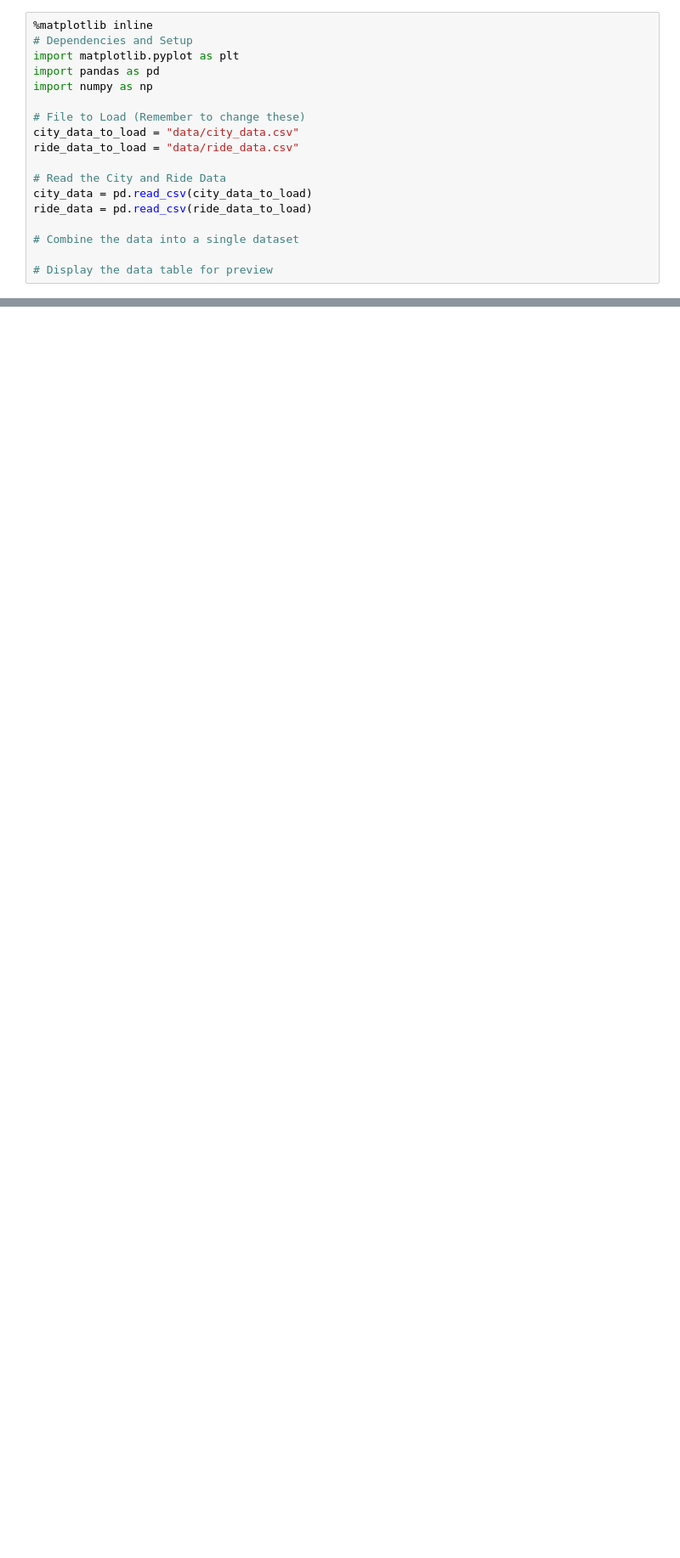
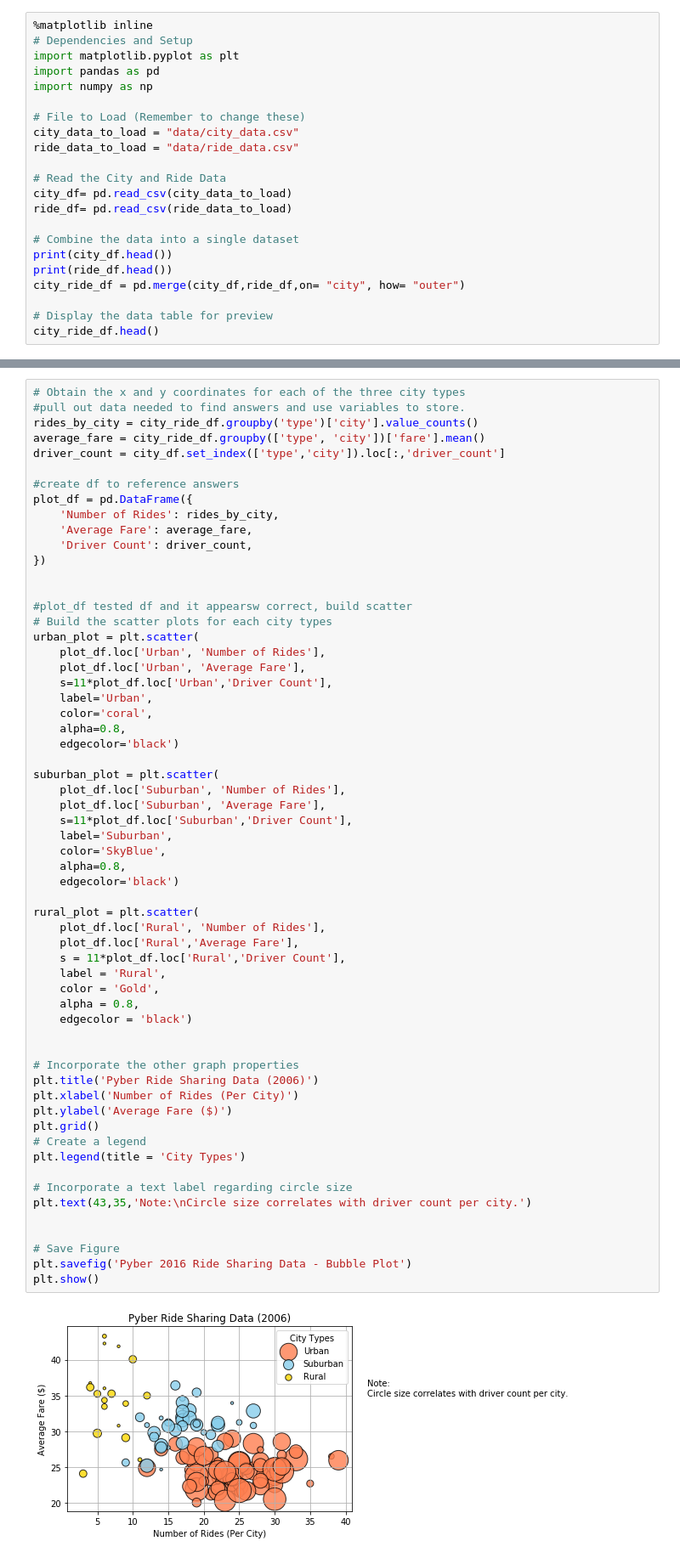
Before and after one commit to gordonvondenim/Module5-Matplotlib, a Jupyter notebook: Matplotlib Assignment - Pyber/Pyber.ipynb, the cells around one changed output, grey strips where cells are left out. Shown: that part at 85% size. Cells and saved outputs as stored; diff of their text form; blank space fills up the shorter version.

```diff
--- a/Matplotlib Assignment - Pyber/Pyber.ipynb
+++ b/Matplotlib Assignment - Pyber/Pyber.ipynb
@@ -10,10 +10,14 @@ city_data_to_load = "data/city_data.csv"
 ride_data_to_load = "data/ride_data.csv"
 
 # Read the City and Ride Data
-city_data = pd.read_csv(city_data_to_load)
-ride_data = pd.read_csv(ride_data_to_load)
+city_df= pd.read_csv(city_data_to_load)
+ride_df= pd.read_csv(ride_data_to_load)
 
 # Combine the data into a single dataset
+print(city_df.head())
+print(ride_df.head())
+city_ride_df = pd.merge(city_df,ride_df,on= "city", how= "outer")
 
 # Display the data table for preview
+city_ride_df.head()
 # %% [output]
@@ -49,0 +42,62 @@ AttributeError: 'NoneType' object has no attribute 'head'
+# %%
+# Obtain the x and y coordinates for each of the three city types
+#pull out data needed to find answers and use variables to store.
+rides_by_city = city_ride_df.groupby('type')['city'].value_counts()
+average_fare = city_ride_df.groupby(['type', 'city'])['fare'].mean()
+driver_count = city_df.set_index(['type','city']).loc[:,'driver_count']
+
+#create df to reference answers
+plot_df = pd.DataFrame({
+    'Number of Rides': rides_by_city,
+    'Average Fare': average_fare,
+    'Driver Count': driver_count,
+})
+
+
+#plot_df tested df and it appearsw correct, build scatter
+# Build the scatter plots for each city types
+urban_plot = plt.scatter(
+    plot_df.loc['Urban', 'Number of Rides'],
+    plot_df.loc['Urban', 'Average Fare'],
+    s=11*plot_df.loc['Urban','Driver Count'],
+    label='Urban',
+    color='coral',
+    alpha=0.8,
+    edgecolor='black')
+
+suburban_plot = plt.scatter(
+    plot_df.loc['Suburban', 'Number of Rides'],
+    plot_df.loc['Suburban', 'Average Fare'],
+    s=11*plot_df.loc['Suburban','Driver Count'],
+    label='Suburban',
+    color='SkyBlue',
+    alpha=0.8,
+    edgecolor='black')
+
+rural_plot = plt.scatter(
+    plot_df.loc['Rural', 'Number of Rides'],
+    plot_df.loc['Rural','Average Fare'],
+    s = 11*plot_df.loc['Rural','Driver Count'],
+    label = 'Rural',
+    color = 'Gold',
+    alpha = 0.8,
+    edgecolor = 'black')
+
+
+# Incorporate the other graph properties
+plt.title('Pyber Ride Sharing Data (2006)')
+plt.xlabel('Number of Rides (Per City)')
+plt.ylabel('Average Fare ($)')
+plt.grid()
+# Create a legend
+plt.legend(title = 'City Types')
+
+# Incorporate a text label regarding circle size
+plt.text(43,35,'Note:\nCircle size correlates with driver count per city.')
+
+
+# Save Figure
+plt.savefig('Pyber 2016 Ride Sharing Data - Bubble Plot')
+plt.show()
+# %% [output]
+[figure, added]
```
Also changed, not shown: parts of 8 cells of this notebook, 7 other files.
